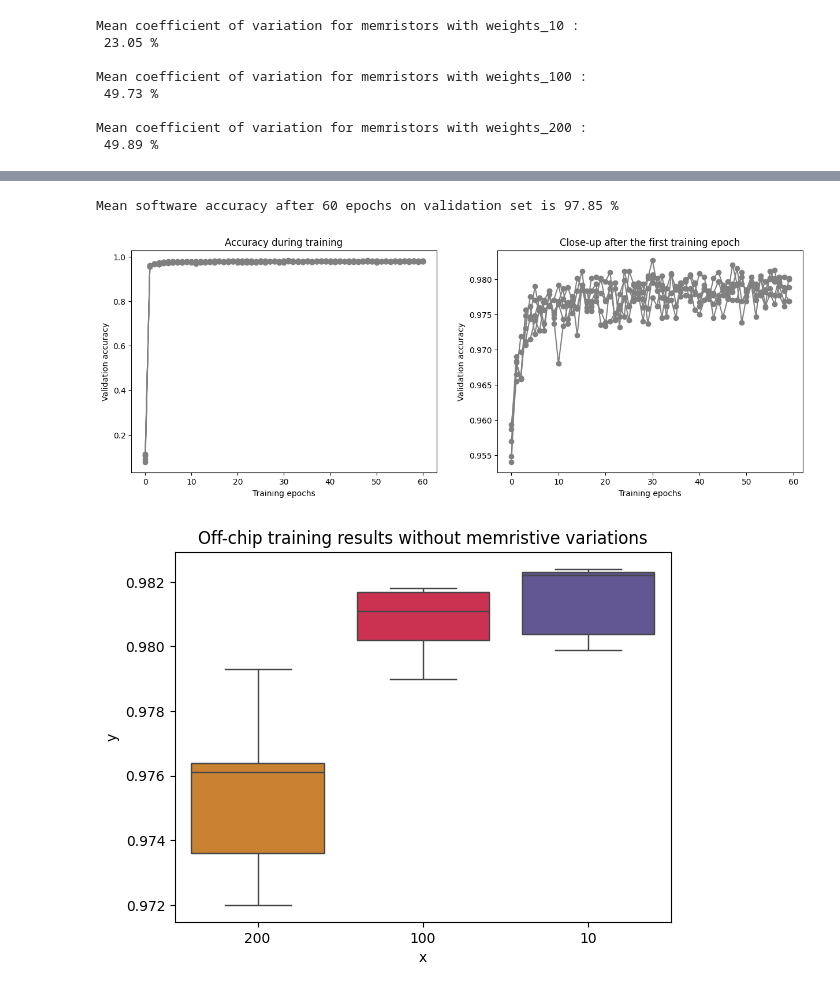
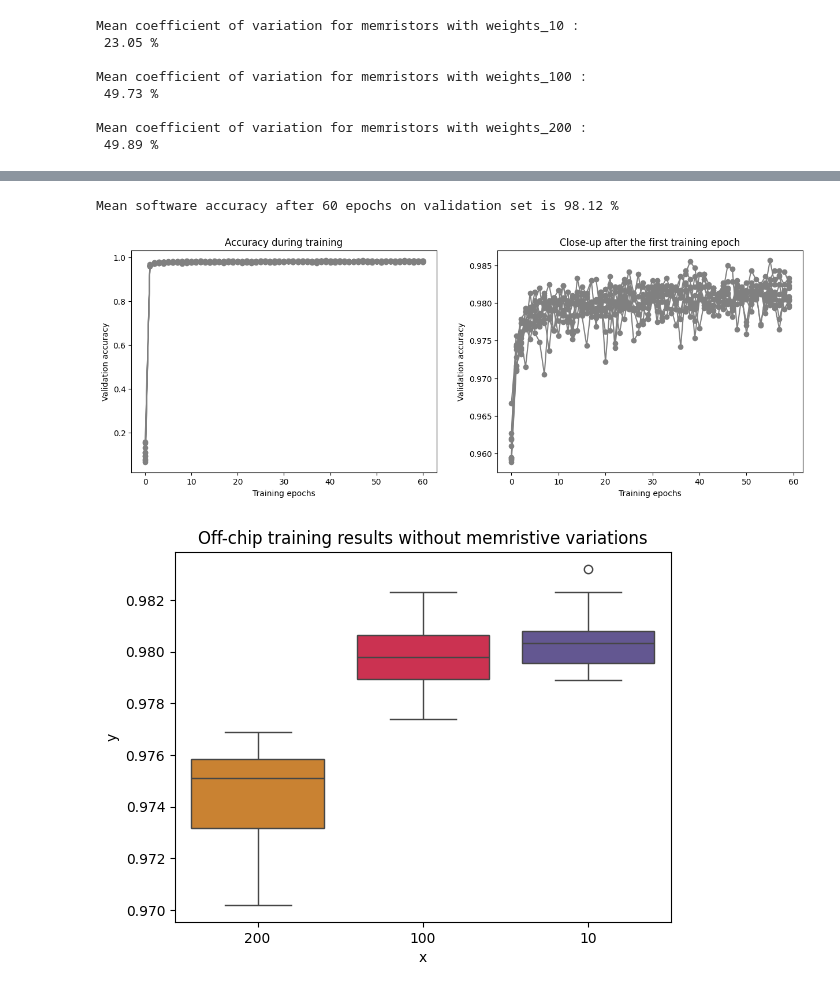
Before and after one commit to AnnaMats/memristive-MNIST, a Jupyter notebook: MNIST_with_memristors.ipynb, the cells around one changed output, grey strips where cells are left out. Drawn from its saved outputs; the diff is of its cells as text; code cells hidden in the pictures.

```diff
--- a/MNIST_with_memristors.ipynb
+++ b/MNIST_with_memristors.ipynb
@@ -216,7 +216,7 @@ for weight_txt in samples_weights_txt:
 no_mem = []
 mem_std = []
 mem_no_std = []
-for i in range(5):
+for i in range(10):
     print("Run number", i+1)
     print("Software calculations")
     model_ideal = net()
@@ -224,7 +224,6 @@ for i in range(5):
     optimizer = torch.optim.Adam(model_ideal.parameters(), lr=0.001)
     accuracy, loss = train(model_ideal, nn.CrossEntropyLoss(), optimizer, epochs = 60)
     no_mem.append(accuracy)
-
     for weight_txt, sm_txt in zip(samples_weights_txt, sigma_mu_txt):
         model = copy.deepcopy(model_ideal)
         print("Off-chip without variations for memristors with", weight_txt)
@@ -270,20 +269,20 @@ ax[1].set_xlabel("Training epochs")
 ax[1].title.set_text('Close-up after the first training epoch')
 print("Mean software accuracy after 60 epochs on validation set is", "{:.4g}".format(np.mean([no_mem_run[-1] for no_mem_run in no_mem])*100),"%")
 # %% [output]
-Mean software accuracy after 60 epochs on validation set is 97.85 %
+Mean software accuracy after 60 epochs on validation set is 98.12 %
-[figure, old version]
+[figure, new version]
 # %%
 mem_no_std_10=[item[0] for item in mem_no_std[0::3]]
 mem_no_std_100=[item[0] for item in mem_no_std[1::3]]
 mem_no_std_200=[item[0] for item in mem_no_std[2::3]]
 data = [item for sublist in [mem_no_std_200,mem_no_std_100, mem_no_std_10] for item in sublist]
 palette = ['#e28319', '#e51842', '#5d4d9b']
-data = pd.DataFrame({"x":['200','200','200','200','200','100','100','100','100','100','10','10','10','10','10'], "y":data})
+data = pd.DataFrame({"x":['200','200','200','200','200','200','200','200','200','200','100','100','100','100','100','100','100', '100','100','100', '10','10','10','10','10','10','10','10','10','10'], "y":data})
 sns.boxplot(x = 'x', y = 'y', data=data, palette=palette, hue = 'x', legend = False)
 plt.title("Off-chip training results without memristive variations")
 plt.show()
 # %% [output]
-[figure, old version]
+[figure, new version]
 # %%
 fig, ax = plt.subplots(2,2, figsize=(15, 10))
 mem_std_10=[item for item in mem_std[0::3]]
```
Also changed, not shown: parts of 4 cells of this notebook.
